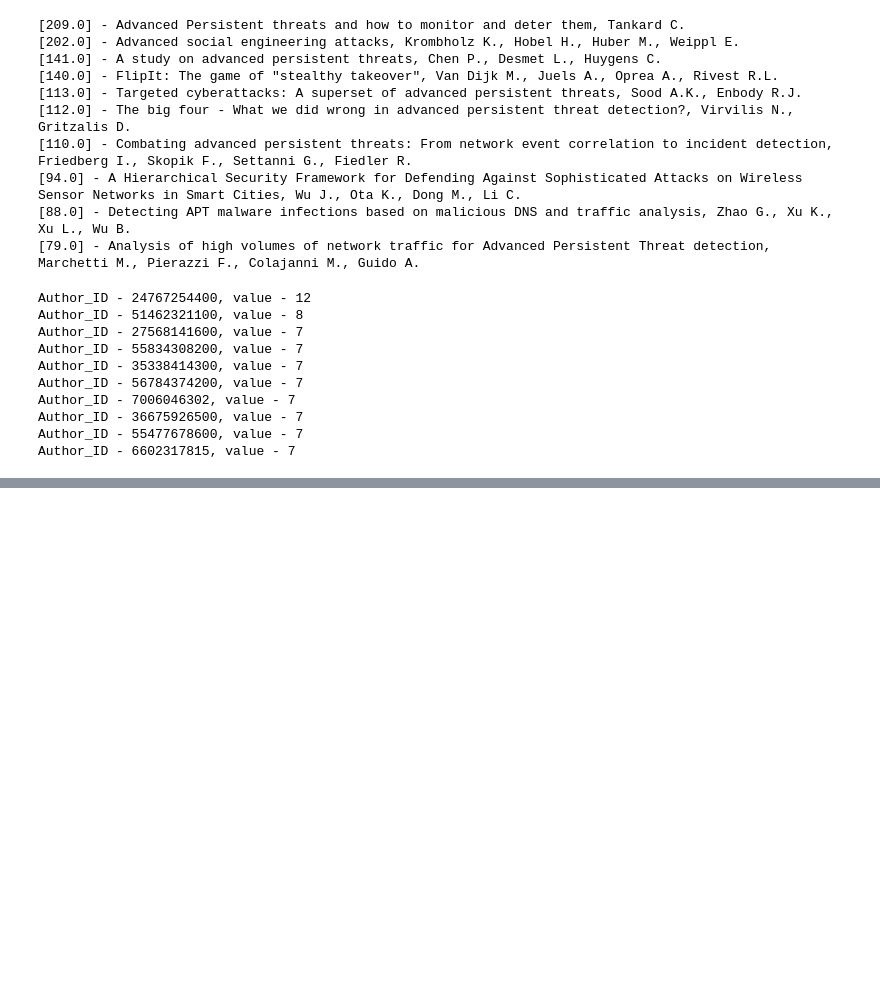
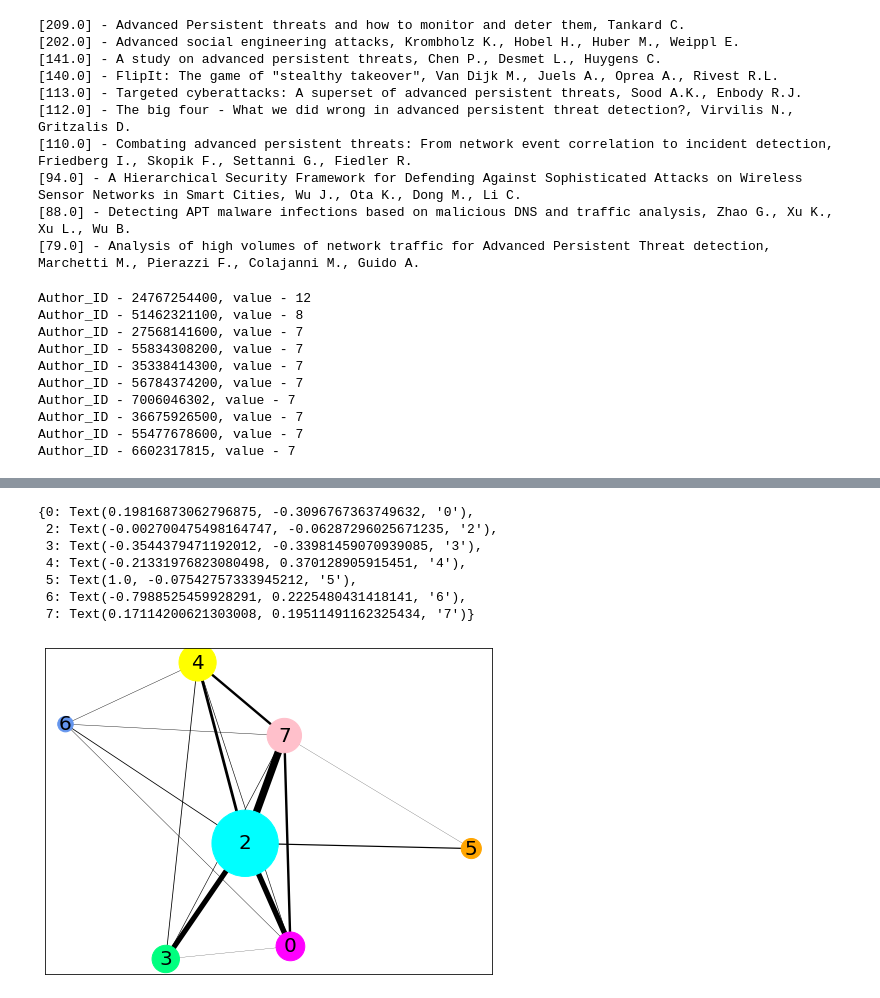
Before and after one commit to bhat-aditya/APT-Louvain, a Jupyter notebook: Exploratory_Analysis.ipynb, the cells around one changed output, grey strips where cells are left out. Saved outputs shown, nothing was run; the diff lists cells and outputs as text; code cells hidden in the pictures; blank space fills up the shorter version.

```diff
--- a/Exploratory_Analysis.ipynb
+++ b/Exploratory_Analysis.ipynb
@@ -209,0 +364,53 @@ Journal of Supercomputing ; count = 5
+# %%
+G = nx.Graph()
+
+G.add_node(0)
+# G.add_node(1)
+G.add_node(2)
+G.add_node(3)
+G.add_node(4)
+G.add_node(5)
+G.add_node(6)
+G.add_node(7)
+
+G.add_edge(0, 2, weight = 27)
+G.add_edge(0, 3, weight = 1)
+G.add_edge(0, 4, weight = 3)
+G.add_edge(0, 6, weight = 2)
+G.add_edge(0, 7, weight = 12)
+
+G.add_edge(2, 3, weight = 26)
+G.add_edge(2, 4, weight = 14)
+G.add_edge(2, 5, weight = 6)
+G.add_edge(2, 6, weight = 4)
+G.add_edge(2, 7, weight = 37)
+
+G.add_edge(3, 4, weight = 4)
+G.add_edge(3, 7, weight = 3)
+
+G.add_edge(4, 6, weight = 2)
+G.add_edge(4, 7, weight = 12)
+
+G.add_edge(5, 7, weight = 1)
+
+G.add_edge(6, 7, weight = 2)
+
+pos = nx.spring_layout(G)
+node_degree = [55, 293, 50, 92, 27, 16, 79]
+edges = G.edges()
+weights = [G[u][v]['weight'] for u,v in edges]
+
+colors = ['magenta', 'cyan', 'springgreen', 'yellow', 'orange', 'cornflowerblue', 'pink']
+
+nx.draw_networkx_nodes(G, pos, node_size = [x * 15 for x in node_degree], node_color = colors)
+nx.draw_networkx_edges(G, pos, width = [x * 0.2 for x in weights])
+nx.draw_networkx_labels(G, pos, font_size = 20, font_family = "sans-serif")
+# %% [output]
+{0: Text(0.19816873062796875, -0.3096767363749632, '0'),
+ 2: Text(-0.002700475498164747, -0.06287296025671235, '2'),
+ 3: Text(-0.3544379471192012, -0.33981459070939085, '3'),
+ 4: Text(-0.21331976823080498, 0.370128905915451, '4'),
+ 5: Text(1.0, -0.07542757333945212, '5'),
+ 6: Text(-0.7988525459928291, 0.2225480431418141, '6'),
+ 7: Text(0.17114200621303008, 0.19511491162325434, '7')}
+[figure, added]
```
Also changed, not shown: parts of 13 cells of this notebook, 6 other files.
